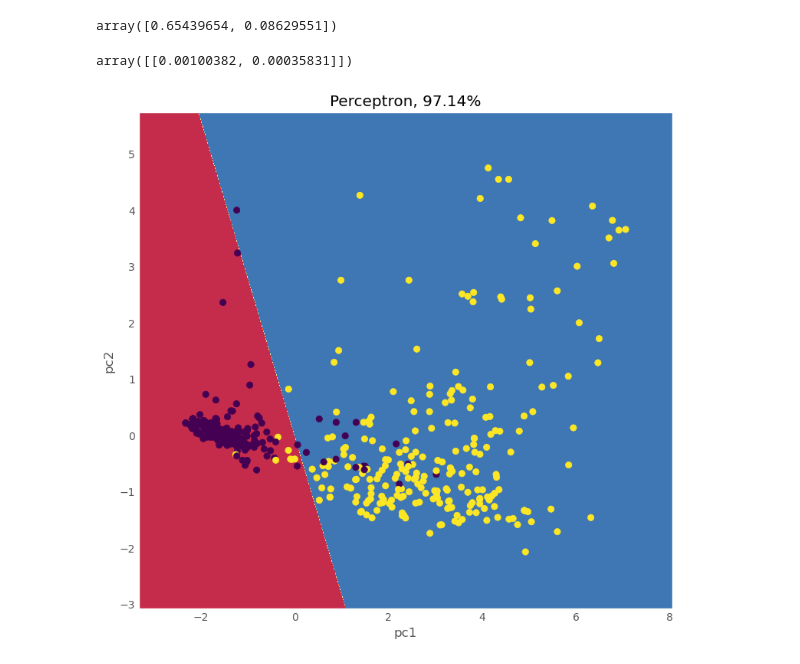
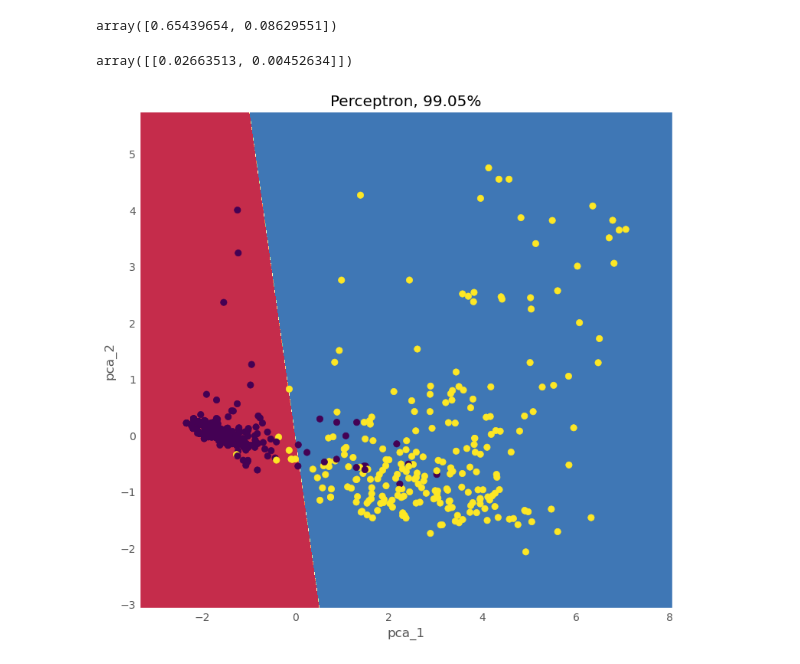
Before and after one commit to KrzysiekJa/knn-on-health, a Jupyter notebook: perceptron/perceptron.ipynb, the cells around one changed output. Drawn from its saved outputs; the diff is of its cells as text; code cells hidden in the pictures.

```diff
--- a/perceptron/perceptron.ipynb
+++ b/perceptron/perceptron.ipynb
@@ -178,7 +184,7 @@ from sklearn.model_selection import train_test_split
 preprocesser = StandardScaler()
 X = preprocesser.fit_transform(X)
 # %%
-X_train, X_test, y_train, y_test = train_test_split(X, y, test_size=0.1)
+X_train, X_test, y_train, y_test = train_test_split(X, y, test_size=0.15)
 # %%
 n_dim = X.shape[1]
 perceptron = Perceptron(n_dim, 0.001)
@@ -188,8 +194,9 @@ Perceptron weights before training:
  [ 0.01249262  0.00787565  0.01024377 -0.0105975   0.00593073 -0.01296458
   0.00201778 -0.00295927  0.00113246]
 # %%
+num_epochs, batch_s = 200, 64
 print("Perceptron bias and weights after training:")
-bias, weights, loss_history = perceptron.train(X_train, y_train.to_numpy(), 1000, 64)
+bias, weights, loss_history = perceptron.train(X_train, y_train.to_numpy(), num_epochs, batch_s)
 bias, weights
 # %% [output]
 Perceptron bias and weights after training:
@@ -248,7 +246,7 @@ array([0.65439654, 0.08629551])
 weights_pca = pca.transform(weights.reshape(1, -1))
 weights_pca
 # %% [output]
-array([[0.00100382, 0.00035831]])
+array([[0.02663513, 0.00452634]])
 # %%
 def plot_decision_boundary(X, weights):
     h = 0.01 # step size in the mesh
@@ -264,11 +262,11 @@ def plot_decision_boundary(X, weights):
 # %%
 plt.figure(figsize=(8, 8))
 plot_decision_boundary(X_pca, weights_pca)
 plt.scatter( X_pca[:,0], X_pca[:,1], c=y )
 plt.title('Perceptron, {:.2f}%'.format(100 * accuracy))
-plt.xlabel('pc1')
-plt.ylabel('pc2')
+plt.xlabel('pca_1')
+plt.ylabel('pca_2')
 
 plt.show()
 # %% [output]
-[figure, old version]
+[figure, new version]
```
Also changed, not shown: parts of 6 cells of this notebook.
